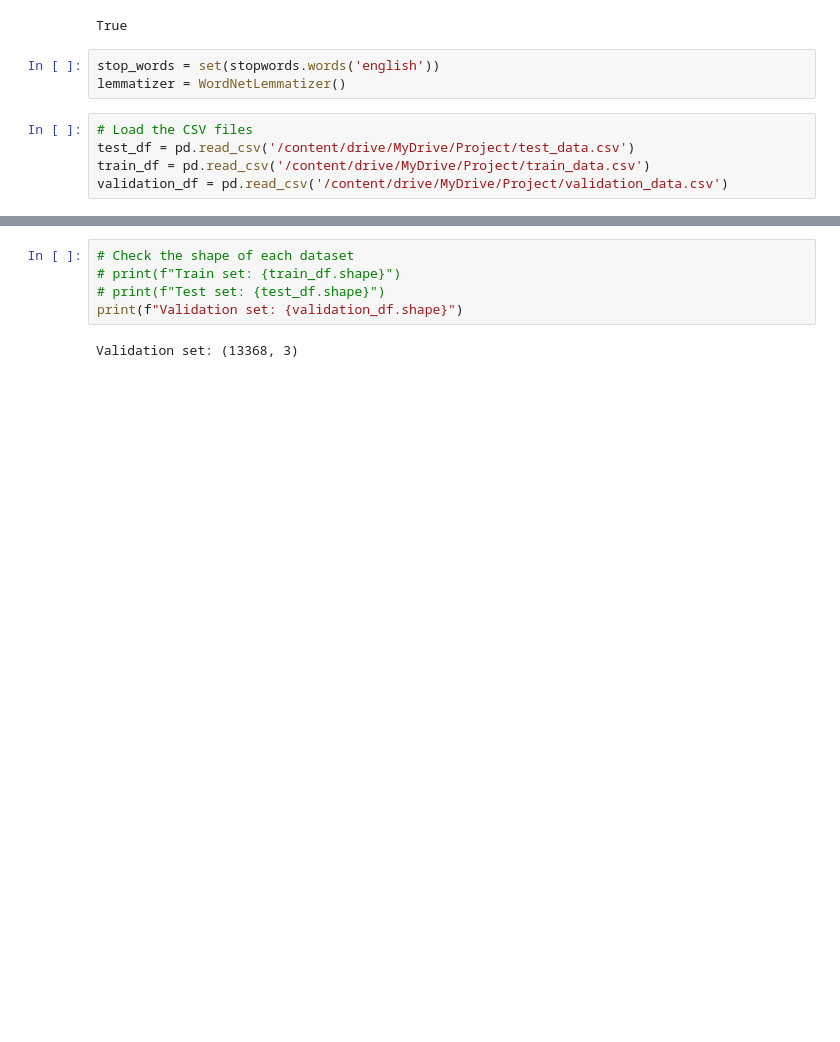
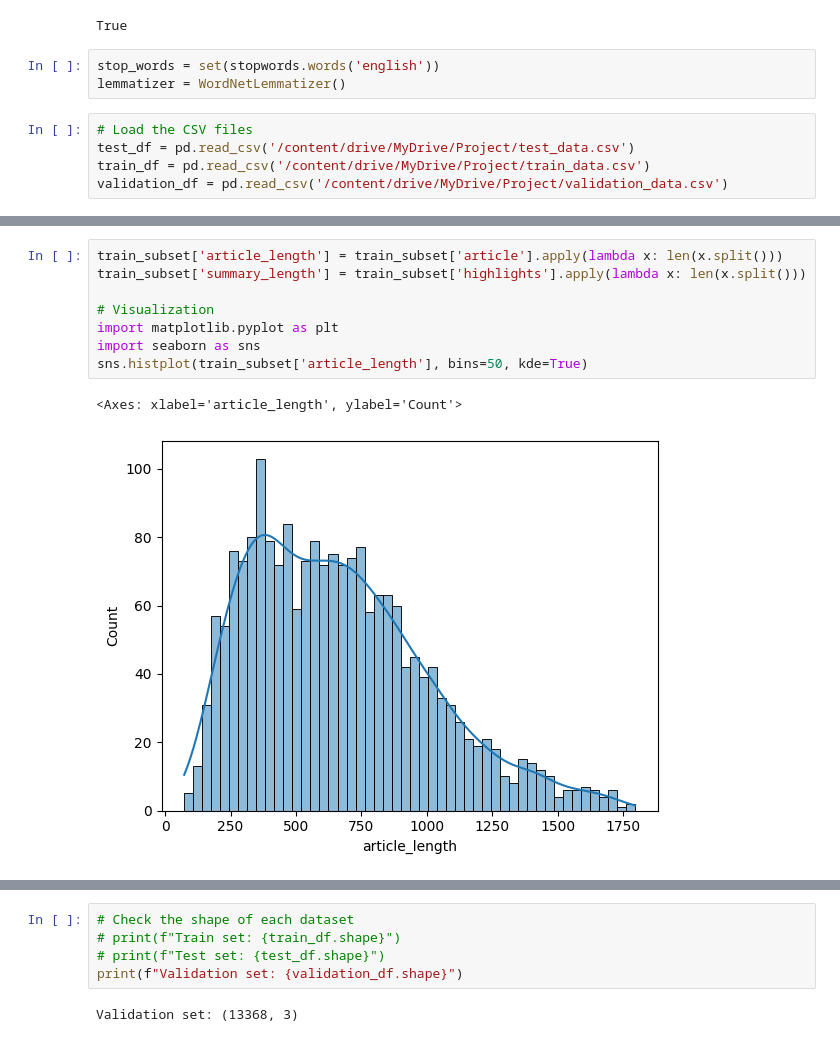
Before and after one commit to sandrabinu3/Text_Summarization_using_NLP-Project, a Jupyter notebook: textSum.ipynb, the cells around one changed output, grey strips where cells are left out. Drawn from its saved outputs; the diff is of its cells as text; blank space fills up the shorter version.

```diff
--- a/textSum.ipynb
+++ b/textSum.ipynb
@@ -106,0 +170,11 @@ val_subset = validation_df.sample(n=100,random_state=42)
+# %%
+train_subset['article_length'] = train_subset['article'].apply(lambda x: len(x.split()))
+train_subset['summary_length'] = train_subset['highlights'].apply(lambda x: len(x.split()))
+
+# Visualization
+import matplotlib.pyplot as plt
+import seaborn as sns
+sns.histplot(train_subset['article_length'], bins=50, kde=True)
+# %% [output]
+<Axes: xlabel='article_length', ylabel='Count'>
+[figure, added]
```
Also changed, not shown: parts of 35 cells of this notebook, 3 other files.
